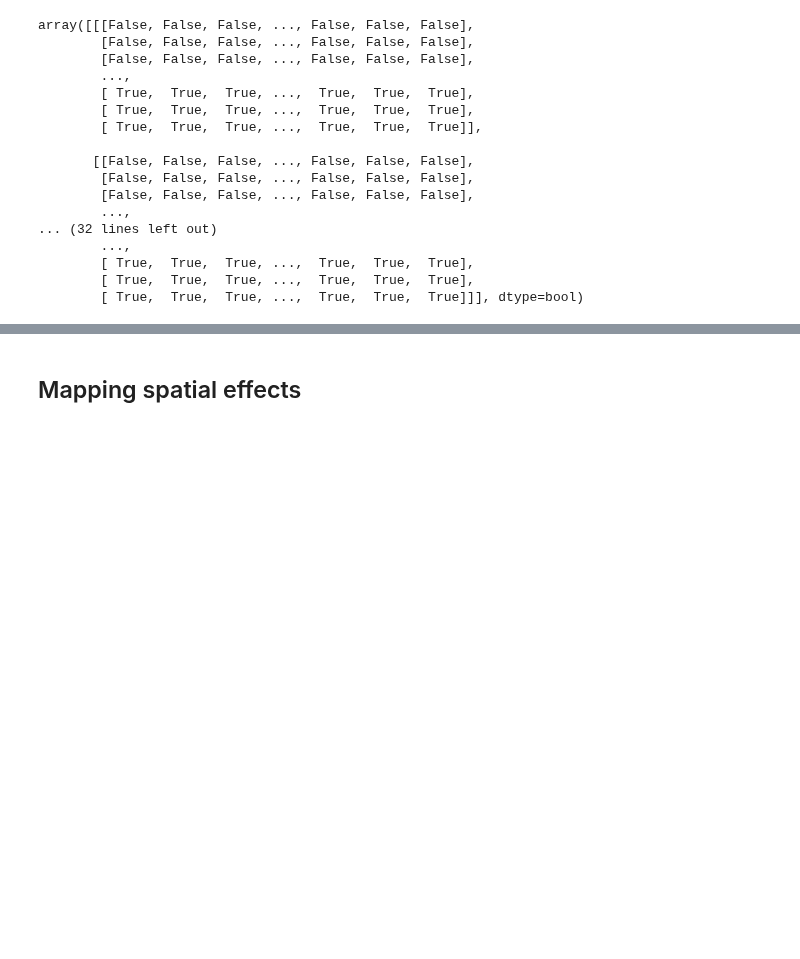
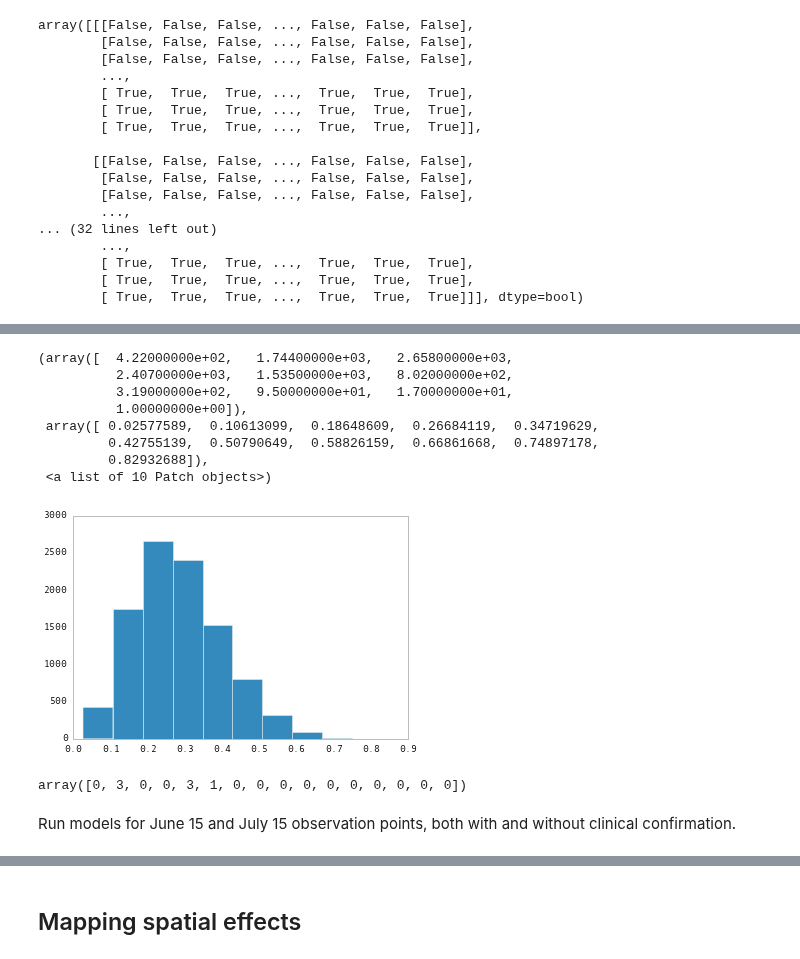
Before and after one commit to fonnesbeck/SaoPauloMeasles, a Jupyter notebook: Spatial Measles Model.ipynb, the cells around one changed output, grey strips where cells are left out. Drawn from its saved outputs; the diff is of its cells as text; code cells hidden in the pictures; blank space fills up the shorter version.

Commit message:
Working update to spatial model

```diff
--- a/Spatial Measles Model.ipynb
+++ b/Spatial Measles Model.ipynb
@@ -411,0 +350,17 @@ Matplot.plot(model.alpha)
+# %%
+from pymc import rbeta
+plt.hist(rbeta(4, 10, 10000))
+# %% [output]
+(array([  4.22000000e+02,   1.74400000e+03,   2.65800000e+03,
+          2.40700000e+03,   1.53500000e+03,   8.02000000e+02,
+          3.19000000e+02,   9.50000000e+01,   1.70000000e+01,
+          1.00000000e+00]),
+ array([ 0.02577589,  0.10613099,  0.18648609,  0.26684119,  0.34719629,
+         0.42755139,  0.50790649,  0.58826159,  0.66861668,  0.74897178,
+         0.82932688]),
+ <a list of 10 Patch objects>)
+[figure, added]
+# %%
+I_obs[10, :10].sum(0)
+# %% [output]
+array([0, 3, 0, 0, 3, 1, 0, 0, 0, 0, 0, 0, 0, 0, 0, 0])
@@ -411,0 +550,2 @@ Matplot.plot(model.alpha)
+# %% [markdown]
+Run models for June 15 and July 15 observation points, both with and without clinical confirmation.
```
Also changed, not shown: parts of 148 cells of this notebook, 1 other file.
